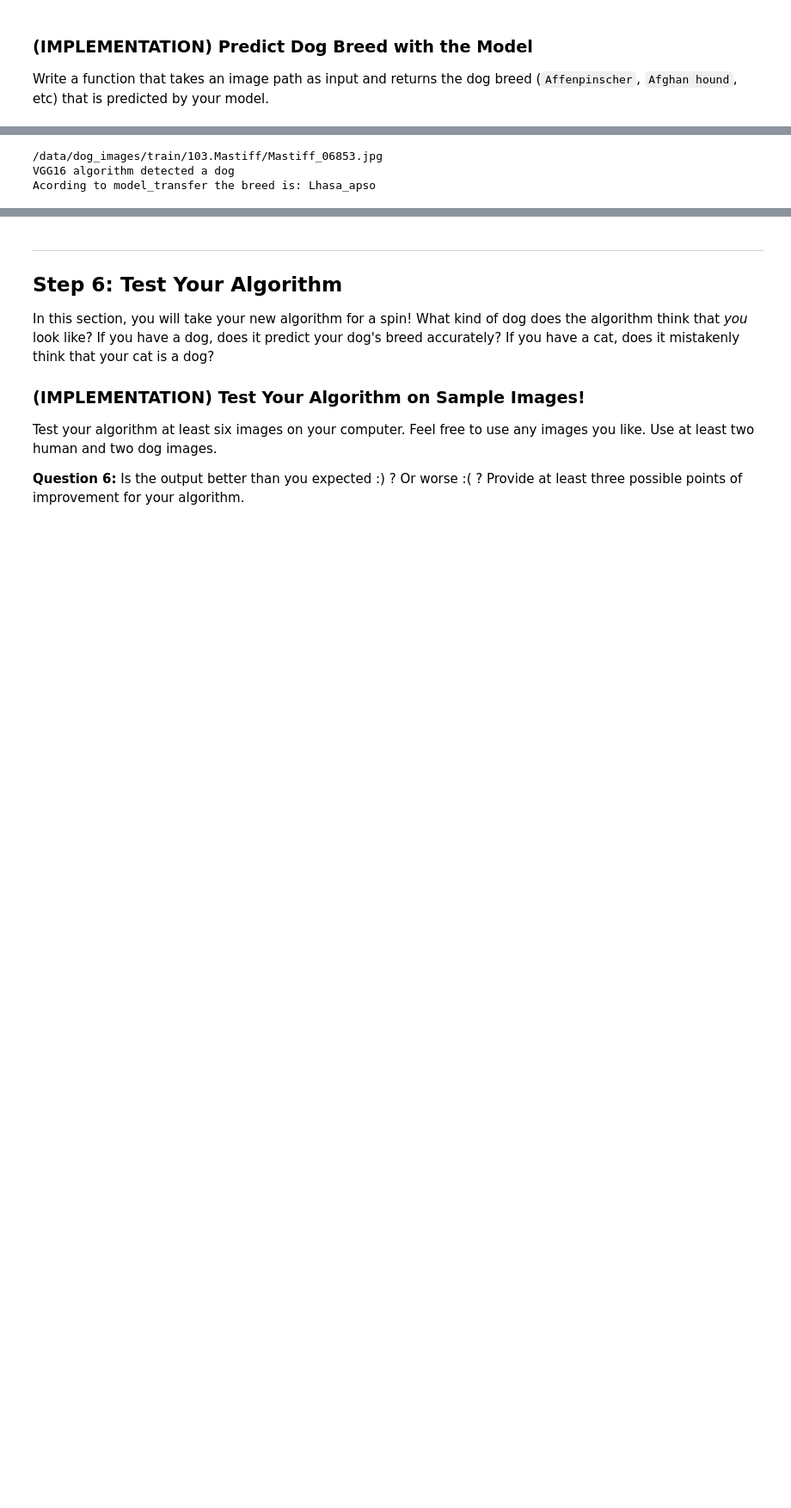
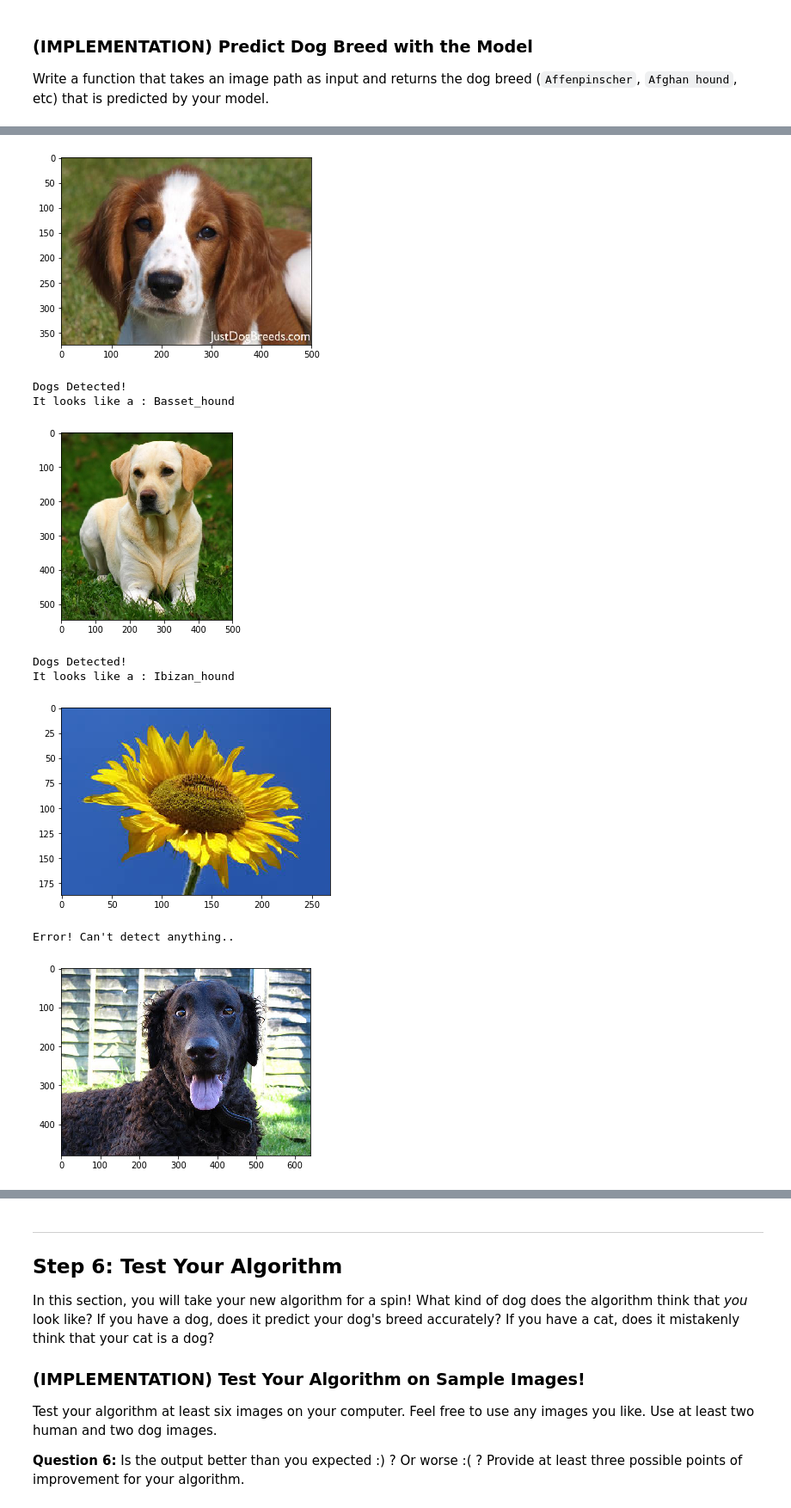
Before and after one commit to NvsYashwanth/Dog-breed-classifier, a Jupyter notebook: dog_app.ipynb, the cells around one changed output, grey strips where cells are left out. Shown at 86% size. Drawn from its saved outputs; the diff is of its cells as text; code cells hidden in the pictures; blank space fills up the shorter version.

Commit message:
Fixed errors

```diff
--- a/dog_app.ipynb
+++ b/dog_app.ipynb
@@ -874,31 +896,44 @@ Some sample output for our algorithm is provided below, but feel free to design
 def run_app(img_path):
     ## handle cases for a human face, dog, and neither
     is_face_haar = face_detector(img_path)
-    is_human_mtcnn = False #face_detector(img_path, 'mtcnn')
     is_dog = dog_detector(img_path)
+    img = Image.open(img_path)
+    plt.imshow(img)
+    plt.show()
 
-    if is_face_haar:
+    if is_face_haar>0:
         breed = predict_breed_transfer(img_path)
-        print('Haarcascades algorithm detected a human')
-        print('Acording to model_transfer the breed is: ' + breed)
-    if is_human_mtcnn:
+        print('Hello, human!')
+        print('If you were a dog..You may look like a ' + breed)
+
+    elif is_dog:
         breed = predict_breed_transfer(img_path)
-        print('MTCNN algorithm detected a human')
-        print('Acording to model_transfer the breed is: ' + breed)
-    if is_dog:
-        breed = predict_breed_transfer(img_path)
-        print('VGG16 algorithm detected a dog')
-        print('Acording to model_transfer the breed is: ' + breed)
-    if not is_face_haar and not is_human_mtcnn and not is_dog:
-        print('Neither a dog or a human is detected')
+        print('Dogs Detected!')
+        print('It looks like a : ' + breed)
 
-    return
+    else:
+        print("Error! Can't detect anything..")
-# %%
-
-img_path = dog_files[10]
-print(img_path)
-run_app(img_path)
-# %% [output]
-/data/dog_images/train/103.Mastiff/Mastiff_06853.jpg
-VGG16 algorithm detected a dog
-Acording to model_transfer the breed is: Lhasa_apso
+# %%
+files_are=['/home/workspace/dog_project/images/Welsh_springer_spaniel_08203.jpg',
+          '/home/workspace/dog_project/images/Labrador_retriever_06457.jpg',
+          '/home/workspace/dog_project/various/sample.jpg',
+          '/home/workspace/dog_project/images/Curly-coated_retriever_03896.jpg',
+           '/home/workspace/dog_project/images/Brittany_02625.jpg',
+           '/home/workspace/dog_project/images/Labrador_retriever_06449.jpg',
+           '/home/workspace/dog_project/images/American_water_spaniel_00648.jpg',
+           '/home/workspace/dog_project/images/Labrador_retriever_06455.jpg'
+
+          ]
+for img_file in files_are:
+        run_app(img_file)
+        print()
+# %% [output]
+[figure, added]
+Dogs Detected!
+It looks like a : Basset_hound
+[figure, added]
+Dogs Detected!
+It looks like a : Ibizan_hound
+[figure, added]
+Error! Can't detect anything..
+[figure, added]
```
Also changed, not shown: parts of 14 cells of this notebook, 3 other files.
